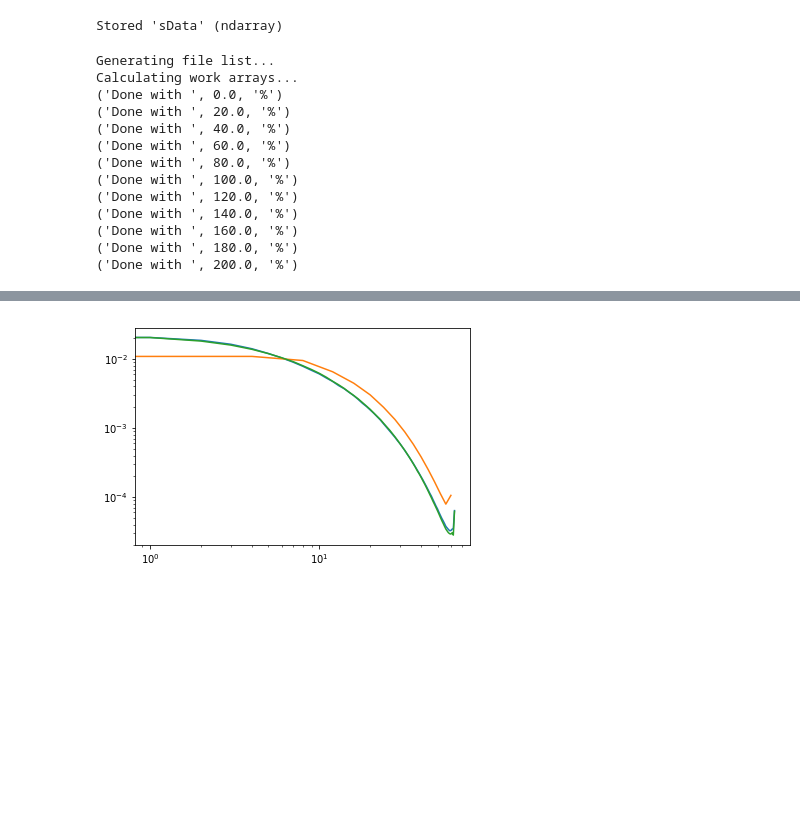
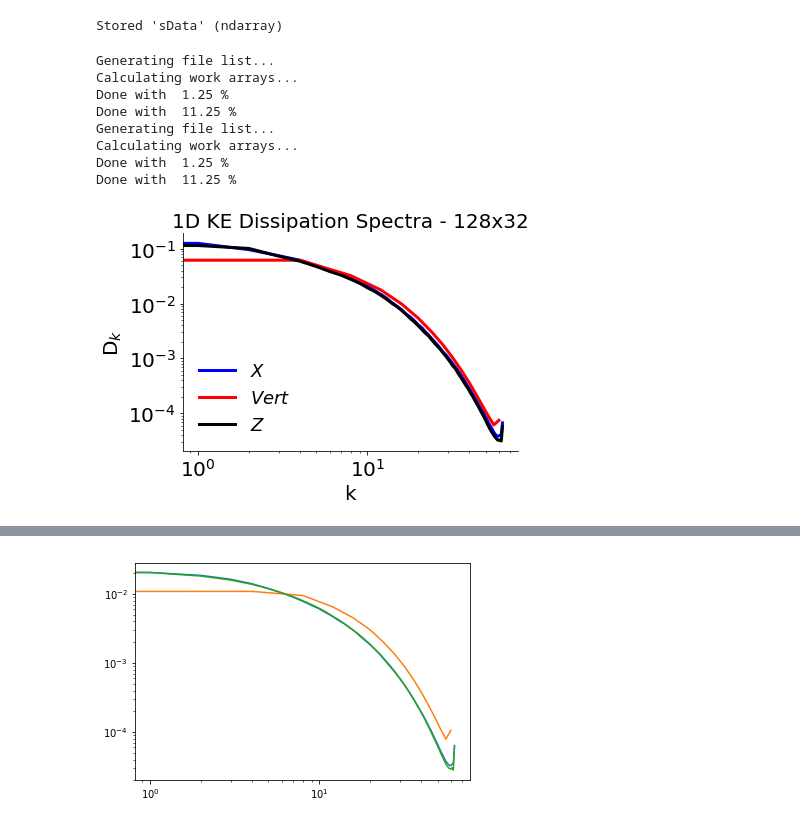
Before and after one commit to jamelvin/stratDNS, a Jupyter notebook: spectra-Jupyter.ipynb, the cells around one changed output, grey strips where cells are left out. Drawn from its saved outputs; the diff is of its cells as text; code cells hidden in the pictures; blank space fills up the shorter version.

```diff
--- a/spectra-Jupyter.ipynb
+++ b/spectra-Jupyter.ipynb
@@ -335,22 +337,38 @@ def spectra(fileList):
     return (summaryData, kxBin/fileCnt, kyBin/fileCnt, kzBin/fileCnt)
 # %%
 #fileList = glob.glob("/Users/blmindell/Desktop/Jeremy/WorkFromHome/stratDNS/N2-12832-Eps084/N2-12832-Eps084/*.h5")
-#fileList = glob.glob("/Users/blmindell/Desktop/Jeremy/WorkFromHome/stratDNS/N2-128128-Eps084/N2-128128-Eps084restart00595883.h5")
-fileList = glob.glob("/Users/jmelvin/Desktop/WorkFromHome/stratDNS/N2-12832-Eps084/*.h5")
+#fileList1 = glob.glob("/Users/blmindell/Desktop/Jeremy/WorkFromHome/stratDNS/N2-128128-Eps084/*.h5")
+fileList = glob.glob("/Users/blmindell/Desktop/Jeremy/WorkFromHome/stratDNS/N1-12832-Eps084/*.h5")
+fileList1 = glob.glob("/Users/blmindell/Desktop/Jeremy/WorkFromHome/stratDNS/N1-128128-Eps084/*.h5")
+#fileList = glob.glob("/Users/jmelvin/Desktop/WorkFromHome/stratDNS/N2-12832-Eps084/*.h5")
 
 output = spectra(fileList)
+output1 = spectra(fileList1)
 # %% [output]
 Generating file list...
 Calculating work arrays...
-('Done with ', 0.0, '%')
-('Done with ', 20.0, '%')
-('Done with ', 40.0, '%')
-('Done with ', 60.0, '%')
-('Done with ', 80.0, '%')
-('Done with ', 100.0, '%')
-('Done with ', 120.0, '%')
-('Done with ', 140.0, '%')
-('Done with ', 160.0, '%')
-('Done with ', 180.0, '%')
-('Done with ', 200.0, '%')
+Done with  1.25 %
+Done with  11.25 %
+Generating file list...
+Calculating work arrays...
+Done with  1.25 %
+Done with  11.25 %
+# %%
+plt.plot(output[1]['keDissSpec'].iloc[0:64], label=r'$X$', linestyle="solid", linewidth=3, color='b')
+plt.plot(output[2]['keDissSpec'].iloc[0:16]/4, label=r'$Vert$', linestyle="solid", linewidth=3, color='r')
+plt.plot(output[3]['keDissSpec'].iloc[0:64], label=r'$Z$', linestyle="solid", linewidth=3, color='k')
+plt.yscale('log')
+plt.xscale('log')
+plt.frame = False
+mpl.rcParams['axes.spines.right'] = False
+mpl.rcParams['axes.spines.top'] = False
+plt.legend(loc="best",fontsize=18,frameon=False)
+plt.xlabel('k', fontsize=20, fontweight='normal')
+plt.ylabel('D'r'$_{k}$', fontsize=20, fontweight='normal')
+plt.title('1D KE Dissipation Spectra - 128x32',fontsize=20)
+plt.xticks(fontsize=20)
+plt.yticks(fontsize=20)
+plt.show()
+# %% [output]
+[figure, added]
 # %%
```
Also changed, not shown: parts of 5 cells of this notebook.
